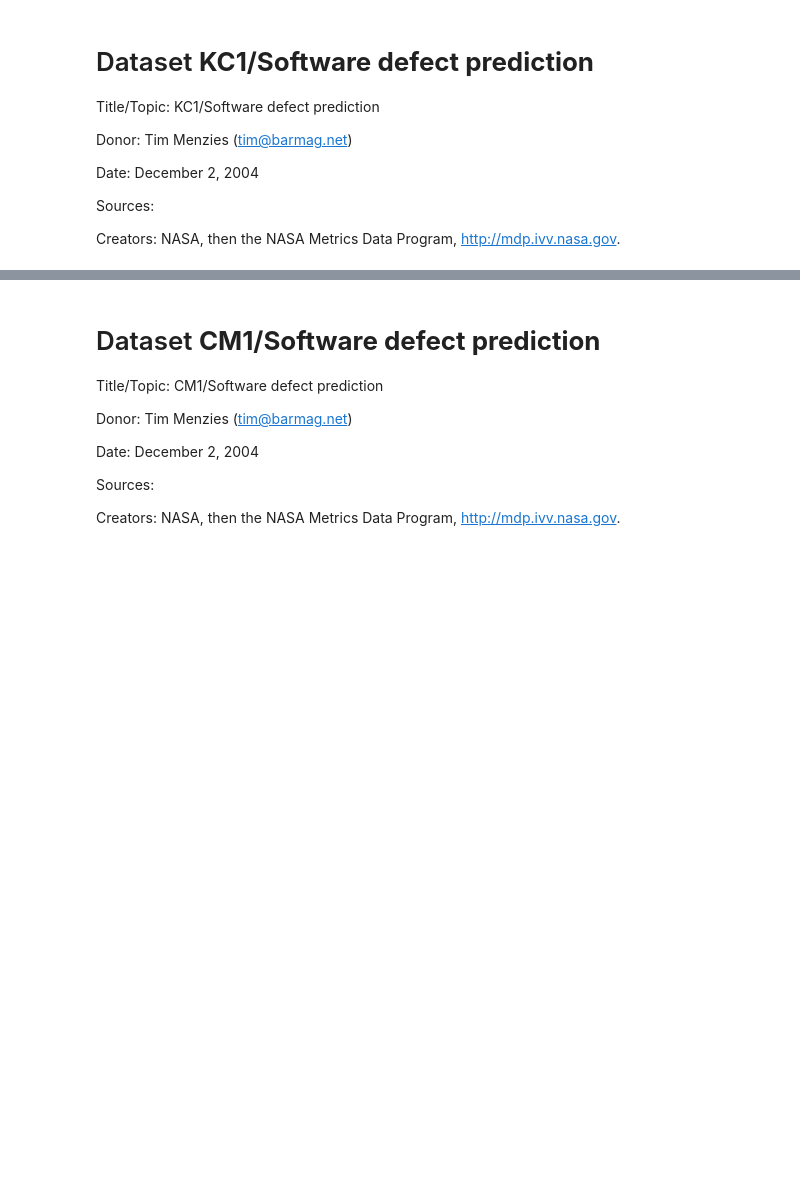
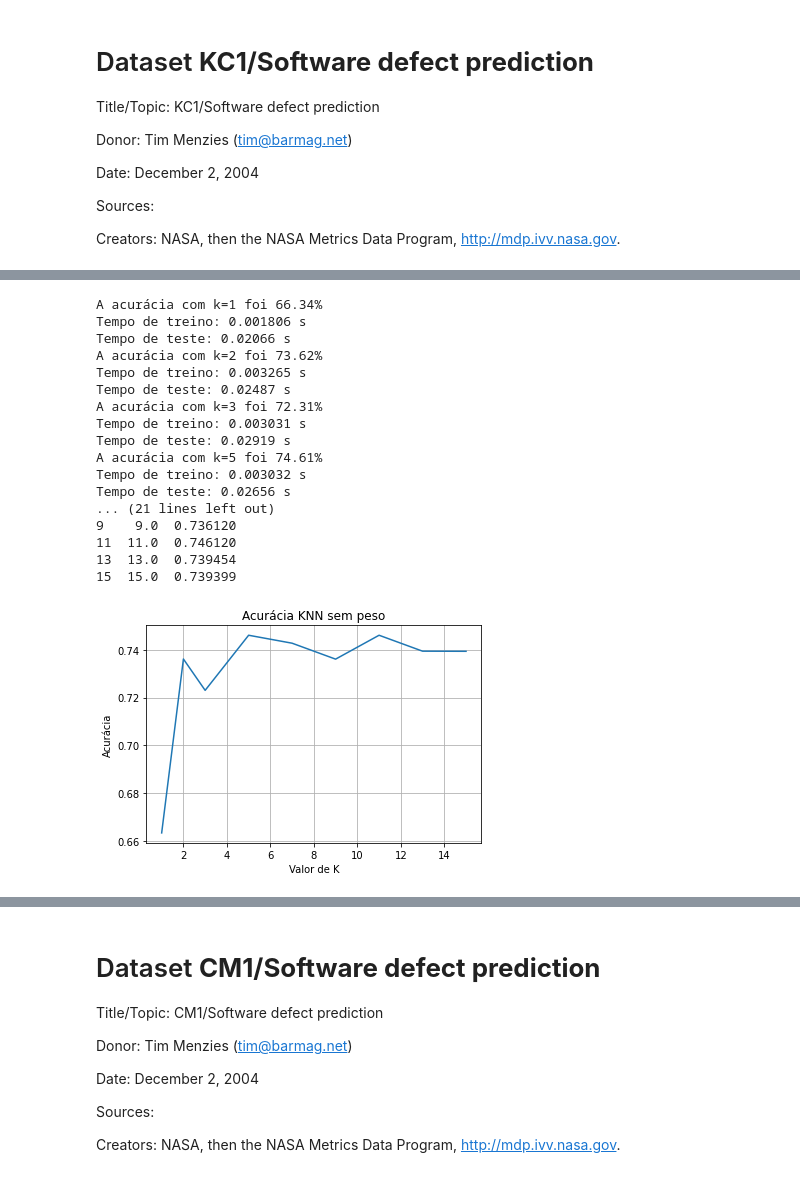
Before and after one commit to vmmelo/lista1-if699-ml, a Jupyter notebook: lista.ipynb, the cells around one changed output, grey strips where cells are left out. Saved outputs shown, nothing was run; the diff lists cells and outputs as text; code cells hidden in the pictures; blank space fills up the shorter version.

```diff
--- a/lista.ipynb
+++ b/lista.ipynb
@@ -2,3 +2,21 @@
 Implemente os classificadores k-NN, com e sem peso, e o k-NN adaptativo; use distância Euclidiana. Avalie os três classificadores em duas bases de dados do repositório Promise (ver link abaixo). Essas bases devem conter apenas atributos numéricos. Varie o parâmetro k = {1,2,3,5,7,9,11,13,15} e construa um gráfico que mostre o comportamento da taxa de acerto à medida que o valor de k muda para os três classificadores. Analise os resultados em relação ao tempo de processamento e à taxa de acerto, e construa uma argumentação que indique as melhores escolhas para as bases de dados avaliadas. (dica: observe o valor de k, o acerto/erro por classe, o tempo de treinamento e o tempo de teste).
 
 Promise repository: http://promise.site.uottawa.ca/SERepository/datasets-page.html. Na avaliação dos algoritmos, use o k-fold cross-validation. O relatório deve conter informações de forma que seja possível replicar os experimentos (metodologia dos experimentos), além dos resultados e suas análises.
+# %%
+import pandas as pd
+import numpy as np
+pd.options.display.max_columns = None
+
+from sklearn.neighbors import KNeighborsClassifier
+from sklearn.model_selection import train_test_split
+from sklearn.model_selection  import KFold
+from sklearn.model_selection import cross_val_score
+import matplotlib.pyplot as plt
+import time
+
+variacoes_k = [1,2,3,5,7,9,11,13,15]
+SEED = 5
+np.random.seed(SEED)
+
+# prepara o procedimento cross-validation
+cv = KFold(n_splits=5, random_state=1, shuffle=True)
@@ -185,0 +146,16 @@ Text(0, 0.5, 'Acurácia')
+# %%
+kc1Dataset = pd.read_csv('datasets/kc1.csv')
+kc1Dataset = kc1Dataset.drop_duplicates()
+kc1Dataset.head()
+
+# tratando os dados
+kc1Dataset['problems'] = kc1Dataset['problems'].astype(int)
+print(kc1Dataset.head())
+
+x = kc1Dataset.loc[:, kc1Dataset.columns != 'problems']
+#normalizando valores
+x= (x - x.min()) / (x.max() - x.min())
+y = kc1Dataset['problems']
+treino_x, teste_x, treino_y, teste_y = train_test_split(x, y, test_size = 0.25,
+                                                         stratify = y)
+print("Treinaremos com %d elementos e testaremos com %d elementos" % (len(treino_x), len(teste_x)))
@@ -185,0 +180,21 @@ Text(0, 0.5, 'Acurácia')
+# %%
+knnSemPeso(treino_x, treino_y, teste_x, teste_y)
+# %% [output]
+A acurácia com k=1 foi 66.34%
+Tempo de treino: 0.001806 s
+Tempo de teste: 0.02066 s
+A acurácia com k=2 foi 73.62%
+Tempo de treino: 0.003265 s
+Tempo de teste: 0.02487 s
+A acurácia com k=3 foi 72.31%
+Tempo de treino: 0.003031 s
+Tempo de teste: 0.02919 s
+A acurácia com k=5 foi 74.61%
+Tempo de treino: 0.003032 s
+Tempo de teste: 0.02656 s
+... (21 lines left out)
+9    9.0  0.736120
+11  11.0  0.746120
+13  13.0  0.739454
+15  15.0  0.739399
+[figure, added]
```
Also changed, not shown: parts of 23 cells of this notebook.
